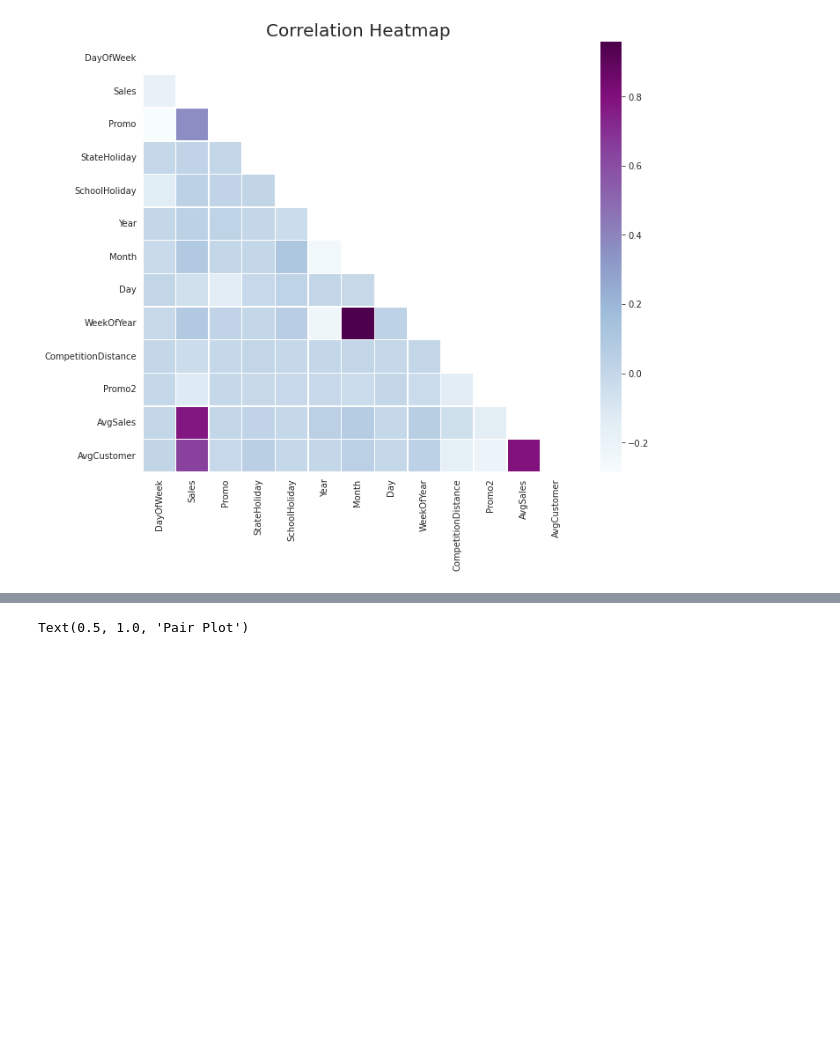
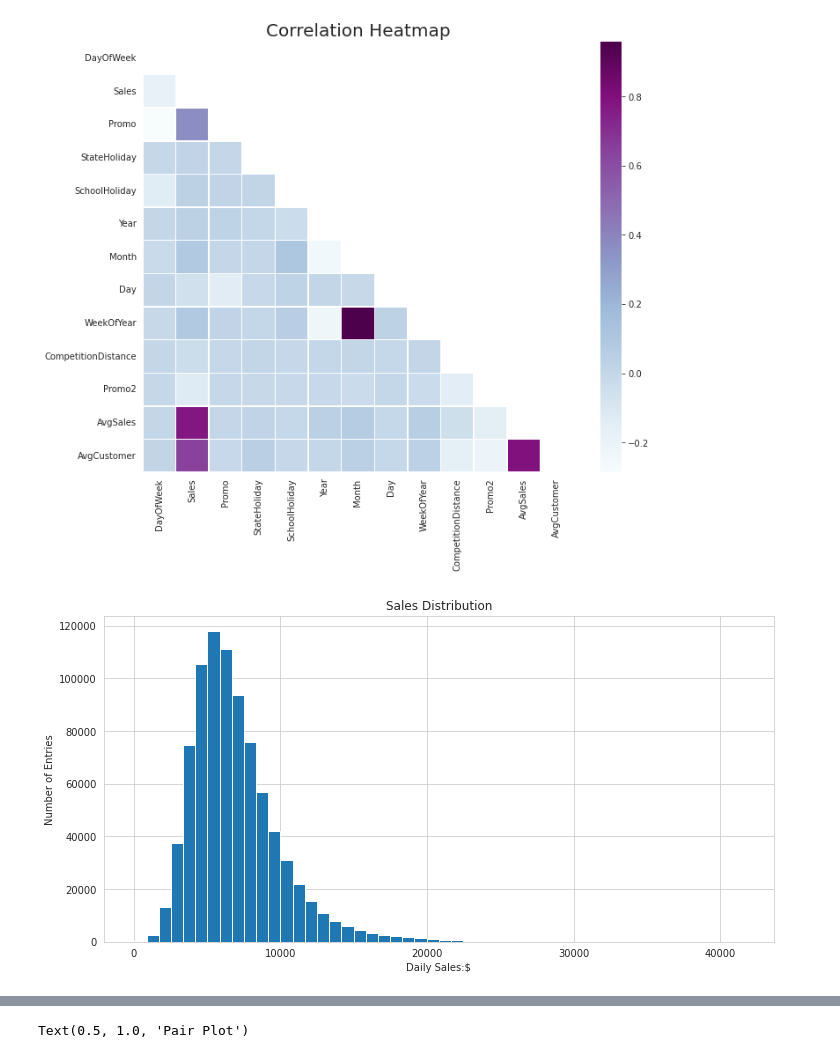
Before and after one commit to Mayank0195/Capstone_Project_ML_Regression_Retail_Sales_Prediction, a Jupyter notebook: Rossmann_Sales_Prediction.ipynb, the cells around one changed output, grey strips where cells are left out. Saved outputs shown, nothing was run; the diff lists cells and outputs as text; code cells hidden in the pictures; blank space fills up the shorter version.

```diff
--- a/Rossmann_Sales_Prediction.ipynb
+++ b/Rossmann_Sales_Prediction.ipynb
@@ -378,3 +386,11 @@ plt.title("Correlation Heatmap", fontsize=20)
 # %% [output]
 Text(0.5, 1.0, 'Correlation Heatmap')
 [figure]
+# %%
+plt.figure(figsize=(12, 6))
+plt.xlabel('Daily Sales:$')
+plt.ylabel('Number of Entries')
+plt.title('Sales Distribution')
+plt.hist(x=df.Sales,bins=50);
+# %% [output]
+[figure, added]
```
Also changed, not shown: parts of 53 cells of this notebook.
